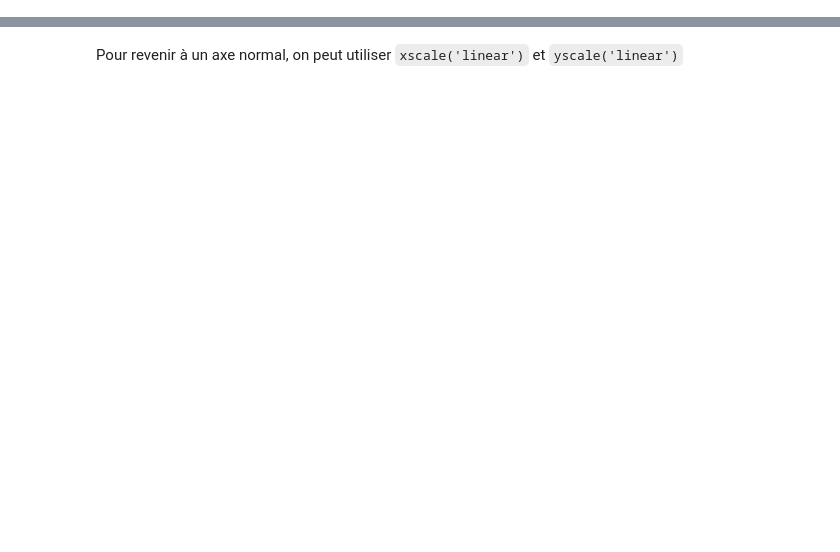
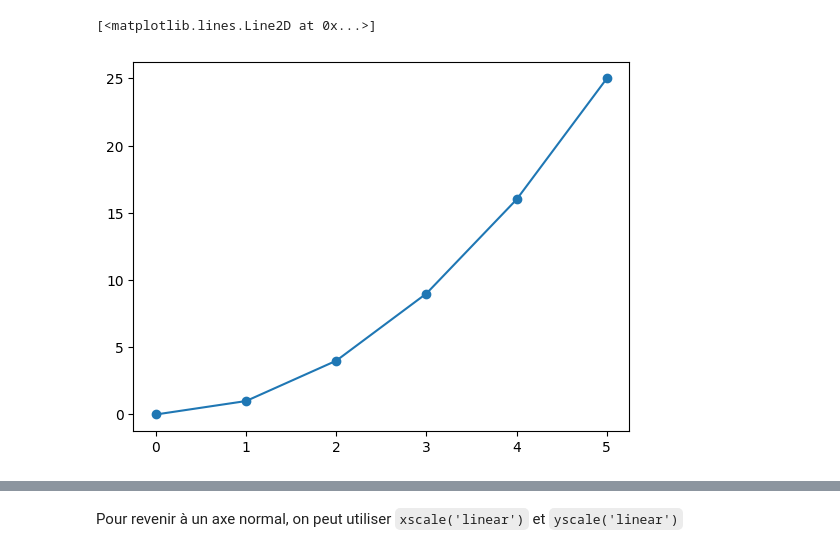
Before and after one commit to YannickHallez/CHIM2-ON1, a Jupyter notebook: Graphes.ipynb, the cells around one changed output, grey strips where cells are left out. Saved outputs shown, nothing was run; the diff lists cells and outputs as text; code cells hidden in the pictures; blank space fills up the shorter version.

```diff
--- a/Graphes.ipynb
+++ b/Graphes.ipynb
@@ -283,0 +102,5 @@ yscale('log')                     # axe y en echelle log, mais axe x toujours no
+# %%
+plot(x,y,marker="o")
+# %% [output]
+[<matplotlib.lines.Line2D at 0x...>]
+[figure, added]
```
Also changed, not shown: parts of 61 cells of this notebook.
